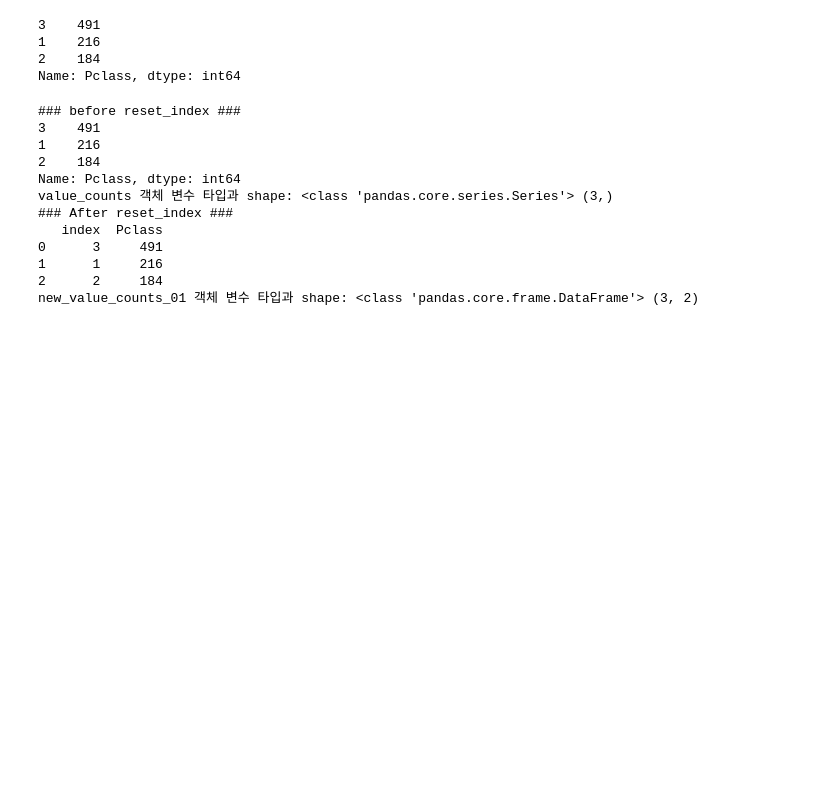
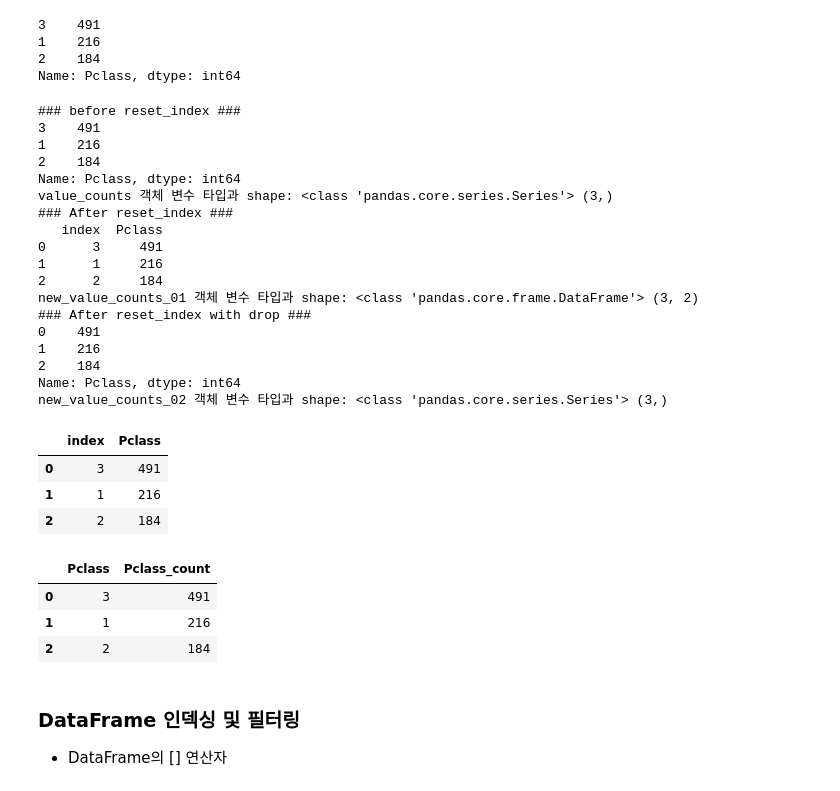
Before and after one commit to seongbeom-kr/machine_learning_base, a Jupyter notebook: Pandas/Pandas.ipynb, the cells around one changed output. Saved outputs shown, nothing was run; the diff lists cells and outputs as text; code cells hidden in the pictures; blank space fills up the shorter version.

```diff
--- a/Pandas/Pandas.ipynb
+++ b/Pandas/Pandas.ipynb
@@ -535,6 +535,11 @@ new_value_counts_01 = value_counts.reset_index(inplace=False)
 print('### After reset_index ###')
 print(new_value_counts_01)
 print('new_value_counts_01 객체 변수 타입과 shape:',type(new_value_counts_01), new_value_counts_01.shape)
+
+new_value_counts_02 = value_counts.reset_index(drop=True, inplace=False)
+print('### After reset_index with drop ###')
+print(new_value_counts_02)
+print('new_value_counts_02 객체 변수 타입과 shape:',type(new_value_counts_02), new_value_counts_02.shape)
 # %% [output]
 ### before reset_index ###
 3    491
@@ -548,3 +553,28 @@ value_counts 객체 변수 타입과 shape: <class 'pandas.core.series.Series'>
 1      1     216
 2      2     184
 new_value_counts_01 객체 변수 타입과 shape: <class 'pandas.core.frame.DataFrame'> (3, 2)
+### After reset_index with drop ###
+0    491
+1    216
+2    184
+Name: Pclass, dtype: int64
+new_value_counts_02 객체 변수 타입과 shape: <class 'pandas.core.series.Series'> (3,)
+# %%
+titanic_df['Pclass'].value_counts().reset_index()
+# %% [output]
+|  | index | Pclass |
+| 0 | 3 | 491 |
+| 1 | 1 | 216 |
+| 2 | 2 | 184 |
+# %%
+# DataFrame의 rename()은 인자로 columns를 dictionary 형태로 받으면 '기존 컬럼명': '신규컬럼명' 형태로 변환
+new_value_counts_01=titanic_df['Pclass'].value_counts().reset_index()
+new_value_counts_01.rename(columns={'index':'Pclass', 'Pclass':'Pclass_count'})
+# %% [output]
+|  | Pclass | Pclass_count |
+| 0 | 3 | 491 |
+| 1 | 1 | 216 |
+| 2 | 2 | 184 |
+# %% [markdown]
+### DataFrame 인덱싱 및 필터링
+* DataFrame의 [] 연산자
```
